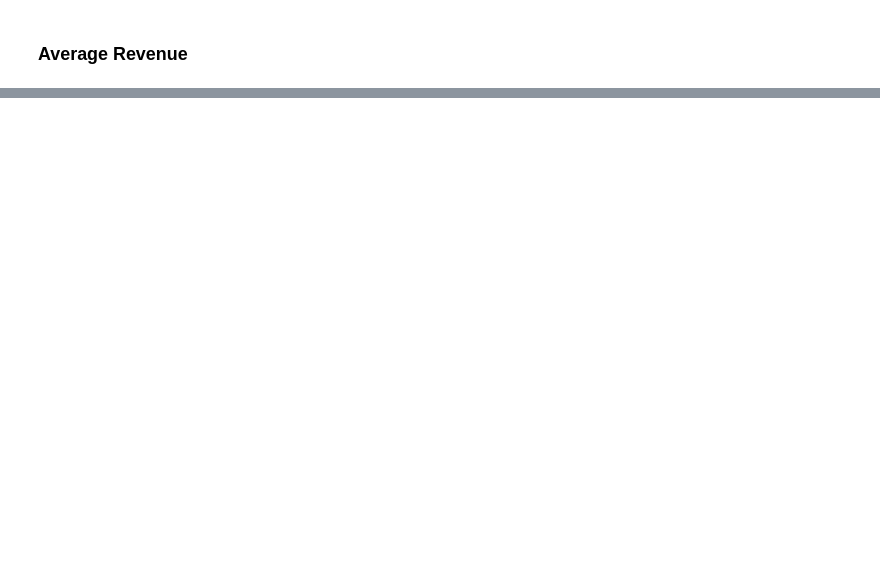
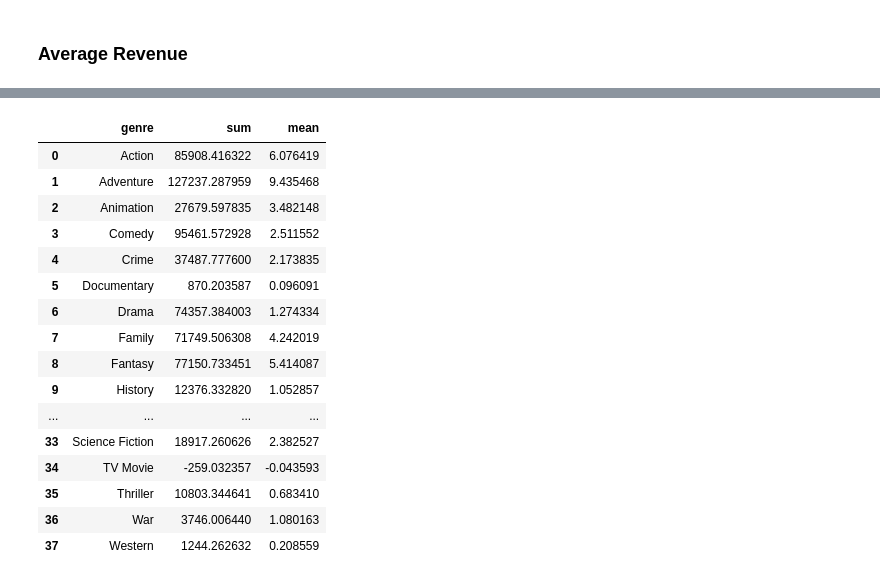
Before and after one commit to mattyapers/Movies_EDA, a Jupyter notebook: TMDB_EDA.ipynb, the cells around one changed output, grey strips where cells are left out. Drawn from its saved outputs; the diff is of its cells as text; code cells hidden in the pictures; blank space fills up the shorter version.

```diff
--- a/TMDB_EDA.ipynb
+++ b/TMDB_EDA.ipynb
@@ -448,0 +503,21 @@ Text(0, 0.5, 'Average Revenue (in million USD)')
+# %%
+genre_profit = df_exploded.groupby('genre')['profit_musd'].agg(['sum','mean']).reset_index()
+genre_profit
+# %% [output]
+|  | genre | sum | mean |
+| 0 | Action | 85908.416322 | 6.076419 |
+| 1 | Adventure | 127237.287959 | 9.435468 |
+| 2 | Animation | 27679.597835 | 3.482148 |
+| 3 | Comedy | 95461.572928 | 2.511552 |
+| 4 | Crime | 37487.777600 | 2.173835 |
+| 5 | Documentary | 870.203587 | 0.096091 |
+| 6 | Drama | 74357.384003 | 1.274334 |
+| 7 | Family | 71749.506308 | 4.242019 |
+| 8 | Fantasy | 77150.733451 | 5.414087 |
+| 9 | History | 12376.332820 | 1.052857 |
+| ... | ... | ... | ... |
+| 33 | Science Fiction | 18917.260626 | 2.382527 |
+| 34 | TV Movie | -259.032357 | -0.043593 |
+| 35 | Thriller | 10803.344641 | 0.683410 |
+| 36 | War | 3746.006440 | 1.080163 |
+| 37 | Western | 1244.262632 | 0.208559 |
```
Also changed, not shown: parts of 12 cells of this notebook.
